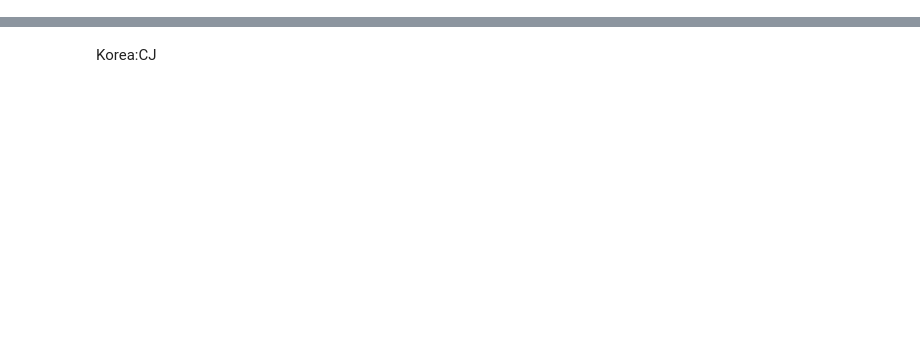
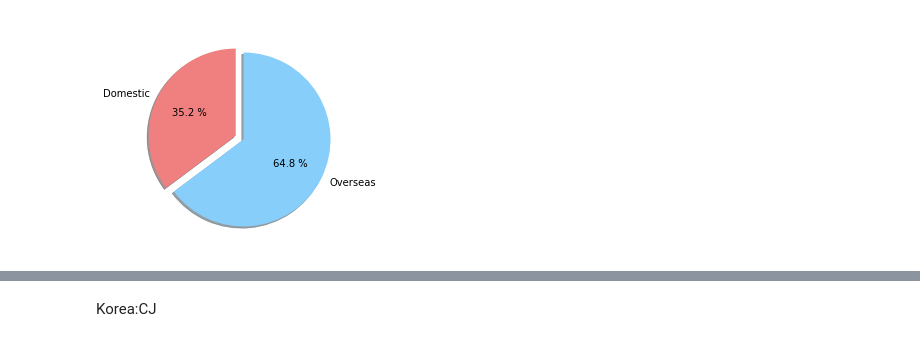
Before and after one commit to qxzhao1/STA-141b-Final-Project, a Jupyter notebook: 2017_box_office.ipynb, the cells around one changed output, grey strips where cells are left out. Saved outputs shown, nothing was run; the diff lists cells and outputs as text; code cells hidden in the pictures; blank space fills up the shorter version.

```diff
--- a/2017_box_office.ipynb
+++ b/2017_box_office.ipynb
@@ -1,3 +1,11 @@
+# %%
+import pandas as pd
+import plotnine as gg
+import seaborn as sns
+%matplotlib inline
+from matplotlib import pyplot as plt
+plt.style.use('ggplot')
+%matplotlib inline
 # %%
 import urllib.request
 from bs4 import BeautifulSoup
@@ -230,0 +191,11 @@ boxoffice.head()
+# %%
+labels = 'Domestic', 'Overseas'
+fracs = [sum(boxoffice['Domestic']),sum(boxoffice['Overseas'])]
+explode = [0, 0.1]
+plt.axes(aspect=1)
+colors = ['lightcoral', 'lightskyblue']
+plt.pie(x=fracs, labels=labels, explode=explode,autopct='%3.1f %%', colors=colors,
+        shadow=True, labeldistance=1.1, startangle = 90,pctdistance = 0.6)
+plt.show()
+# %% [output]
+[figure, added]
```
Also changed, not shown: parts of 64 cells of this notebook.
